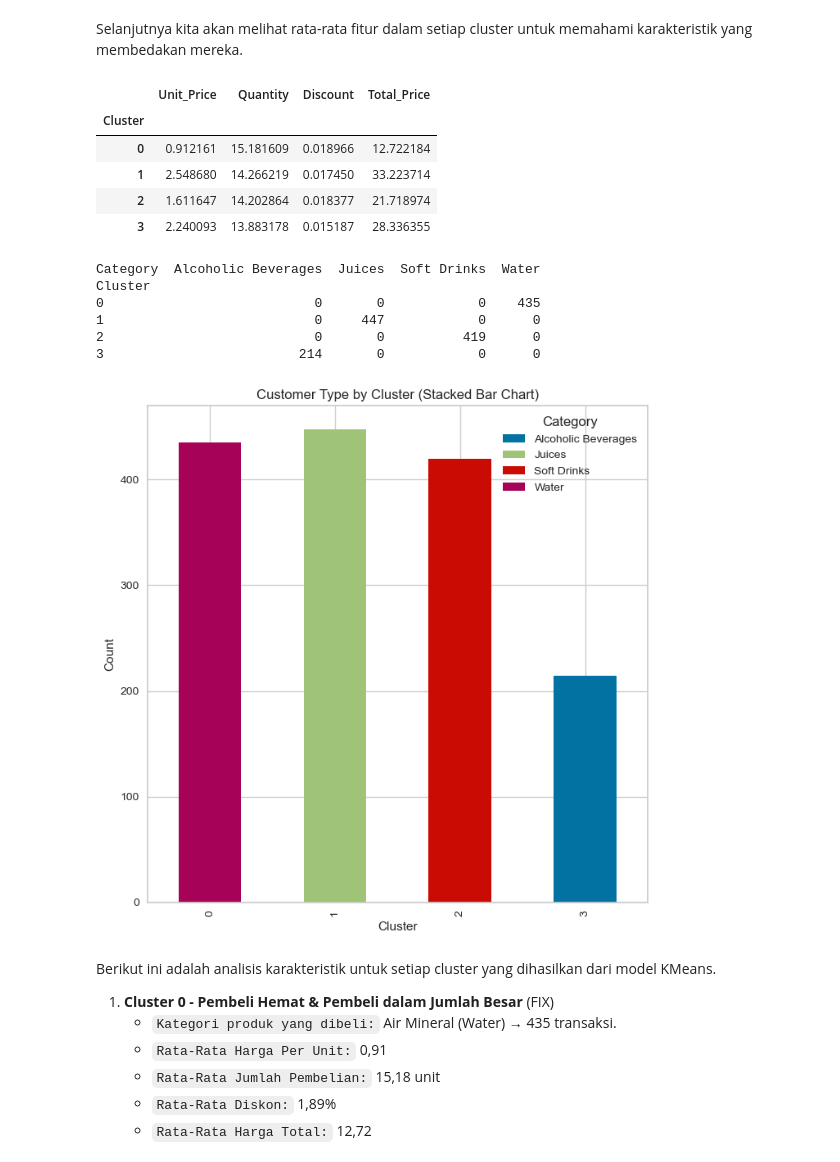
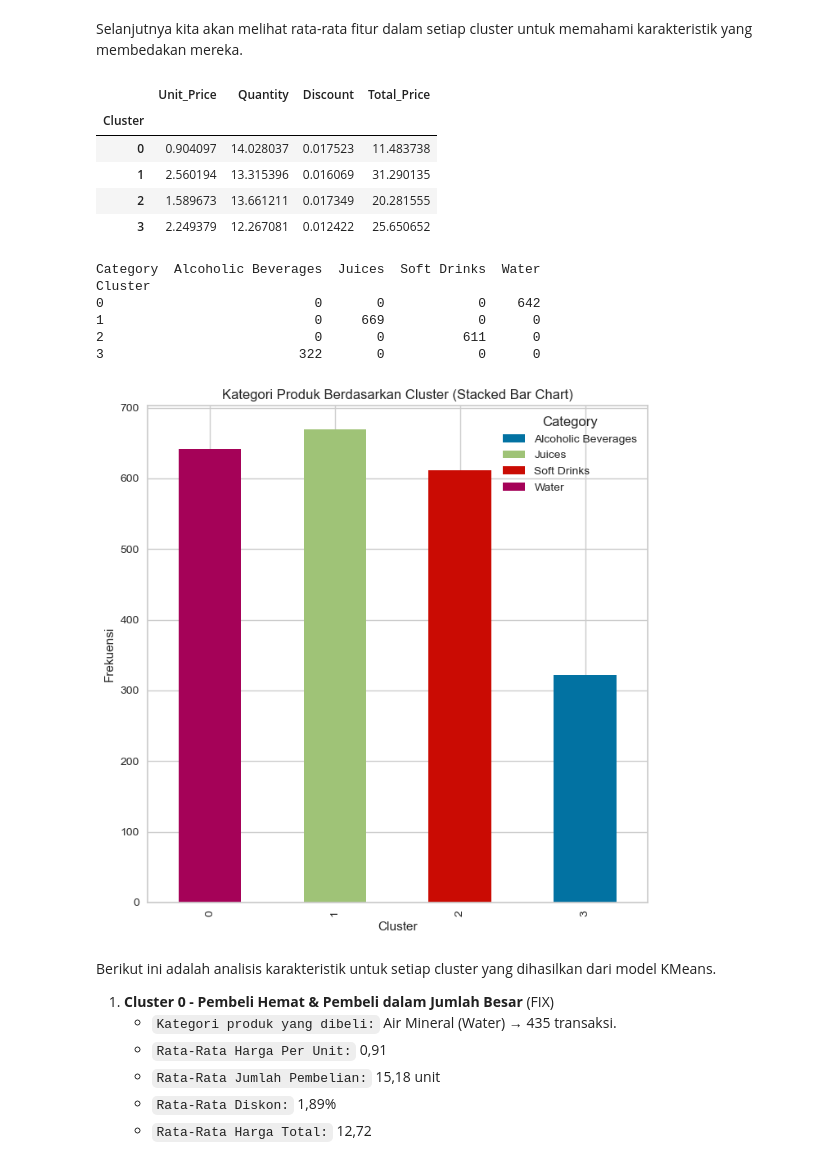
Before and after one commit to alouvre/BMLUP_DicodingSubmission_ProyekMembangunMachineLearning, a Jupyter notebook: [Clustering] Submission Akhir BMLP_Alifia Mustika Sari.ipynb, the cells around one changed output. Saved outputs shown, nothing was run; the diff lists cells and outputs as text; code cells hidden in the pictures.

```diff
--- a/[Clustering] Submission Akhir BMLP_Alifia Mustika Sari.ipynb
+++ b/[Clustering] Submission Akhir BMLP_Alifia Mustika Sari.ipynb
@@ -178,7 +178,7 @@ Berdasarkan hasil eksplorasi diatas, beberapa insight yang bisa didapatkan terka
 - Format tanggal pemesanan (`Order_Date`) sudah dalam YYYY-MM-DD, cocok untuk analisis tren penjualan berdasarkan waktu.
 # %%
 # Ambil subset dataset secara acak karena dataset terlalu besar
-df_sales = df_sales.sample(n=2000, random_state=69, ignore_index=True)
+df_sales = df_sales.sample(n=3000, random_state=69, ignore_index=True)
 df_sales.info()
 # %% [output]
 <class 'pandas.core.frame.DataFrame'>
@@ -999,31 +999,31 @@ df_sales_labeled.select_dtypes(include=['number']).groupby('Cluster').mean()
 # %% [output]
 |  | Unit_Price | Quantity | Discount | Total_Price |
 | Cluster |  |  |  |  |
-| 0 | 0.912161 | 15.181609 | 0.018966 | 12.722184 |
-| 1 | 2.548680 | 14.266219 | 0.017450 | 33.223714 |
-| 2 | 1.611647 | 14.202864 | 0.018377 | 21.718974 |
-| 3 | 2.240093 | 13.883178 | 0.015187 | 28.336355 |
+| 0 | 0.904097 | 14.028037 | 0.017523 | 11.483738 |
+| 1 | 2.560194 | 13.315396 | 0.016069 | 31.290135 |
+| 2 | 1.589673 | 13.661211 | 0.017349 | 20.281555 |
+| 3 | 2.249379 | 12.267081 | 0.012422 | 25.650652 |
 # %%
 # Grup berdasarkan 'Cluster' dan 'Customer_Type' dan hitung kemunculan datanya
 product_category_and_cluster_counts = df_sales_labeled.groupby(['Cluster', 'Category']).size().unstack(fill_value=0)
 print(product_category_and_cluster_counts,'\n')
 
 # Plot dengan bar chart
 product_category_and_cluster_counts.plot(kind='bar', stacked=True, figsize=(7, 7))
-plt.title('Customer Type by Cluster (Stacked Bar Chart)')
+plt.title('Kategori Produk Berdasarkan Cluster (Stacked Bar Chart)')
 plt.xlabel('Cluster')
-plt.ylabel('Count')
+plt.ylabel('Frekuensi')
 
 plt.tight_layout()
 plt.show()
 # %% [output]
 Category  Alcoholic Beverages  Juices  Soft Drinks  Water
 Cluster
-0                           0       0            0    435
-1                           0     447            0      0
-2                           0       0          419      0
-3                         214       0            0      0
+0                           0       0            0    642
+1                           0     669            0      0
+2                           0       0          611      0
+3                         322       0            0      0
-[figure, old version]
+[figure, new version]
 # %% [markdown]
 Berikut ini adalah analisis karakteristik untuk setiap cluster yang dihasilkan dari model KMeans.
 1. **Cluster 0 - Pembeli Hemat & Pembeli dalam Jumlah Besar** (FIX)
```
Also changed, not shown: parts of 22 cells of this notebook, 2 other files.
